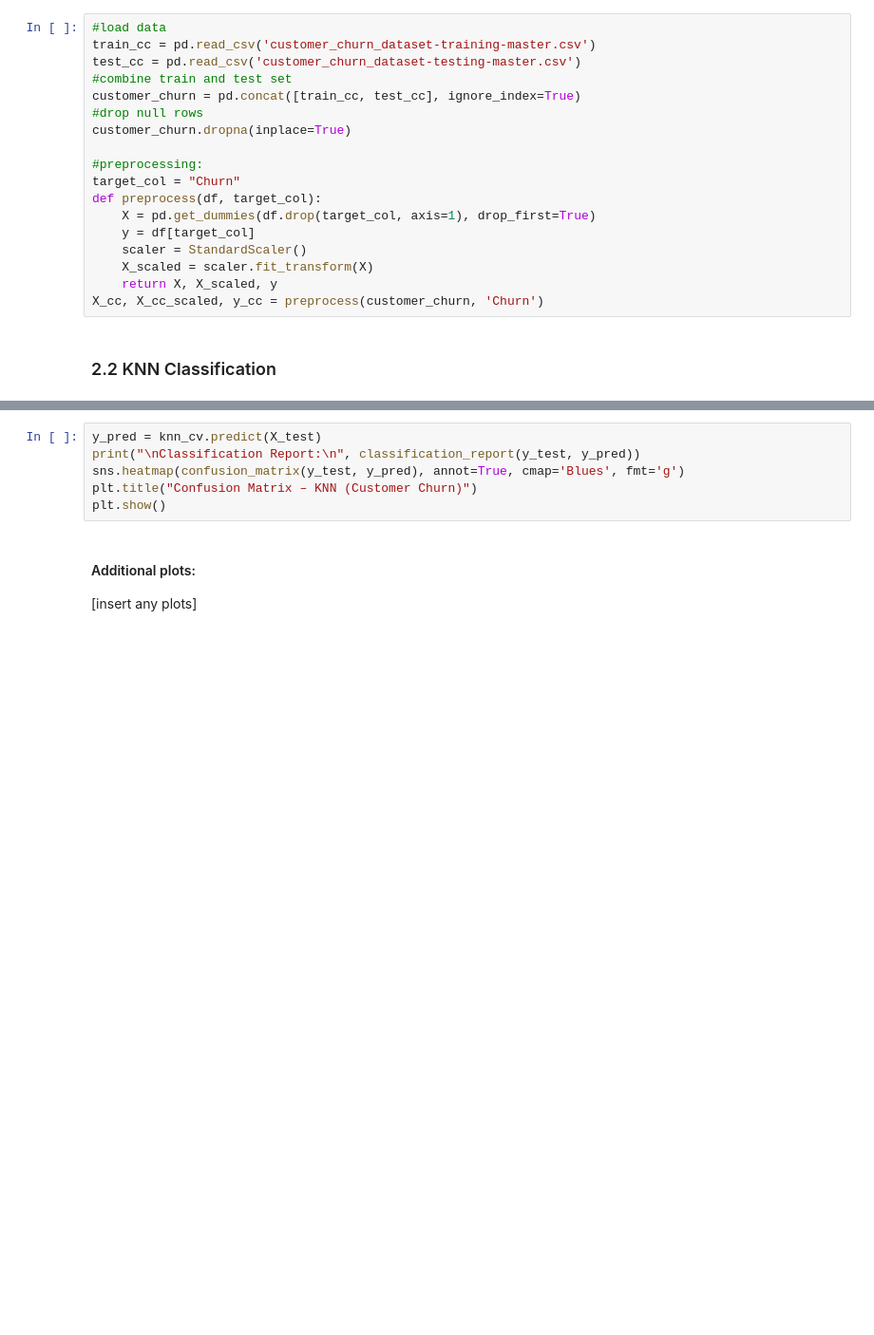
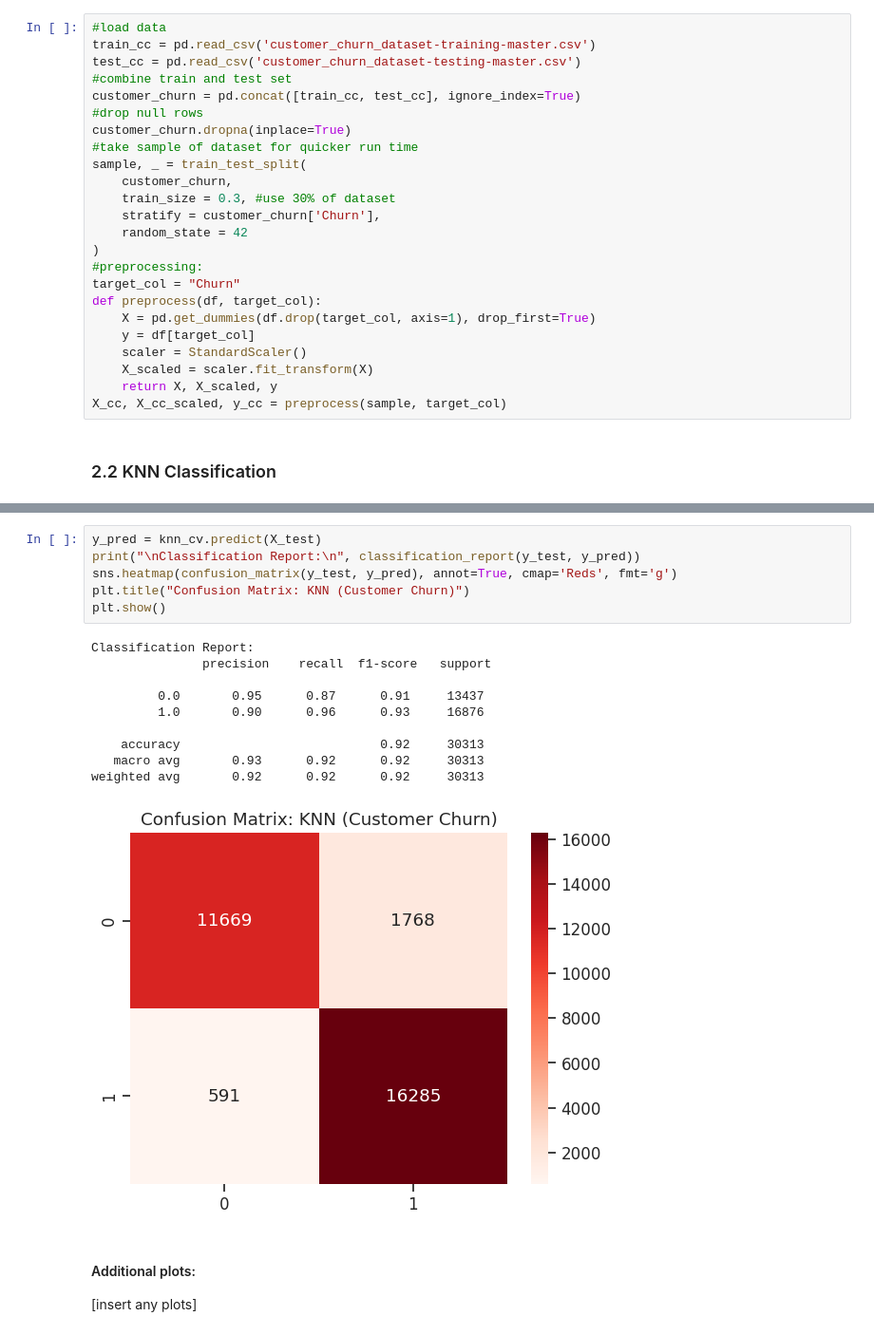
Before and after one commit to paumar2/Capstone-Customer-Churn-BU, a Jupyter notebook: week8_knn_notebook.ipynb, the cells around one changed output, grey strips where cells are left out. Shown: that part at 95% size. Cells and saved outputs as stored; diff of their text form; blank space fills up the shorter version.

```diff
--- a/week8_knn_notebook.ipynb
+++ b/week8_knn_notebook.ipynb
@@ -30,7 +28,13 @@ test_cc = pd.read_csv('customer_churn_dataset-testing-master.csv')
 customer_churn = pd.concat([train_cc, test_cc], ignore_index=True)
 #drop null rows
 customer_churn.dropna(inplace=True)
-
+#take sample of dataset for quicker run time
+sample, _ = train_test_split(
+    customer_churn,
+    train_size = 0.3, #use 30% of dataset
+    stratify = customer_churn['Churn'],
+    random_state = 42
+)
 #preprocessing:
 target_col = "Churn"
 def preprocess(df, target_col):
@@ -39,7 +43,7 @@ def preprocess(df, target_col):
     scaler = StandardScaler()
     X_scaled = scaler.fit_transform(X)
     return X, X_scaled, y
-X_cc, X_cc_scaled, y_cc = preprocess(customer_churn, 'Churn')
+X_cc, X_cc_scaled, y_cc = preprocess(sample, target_col)
 # %% [markdown]
 ### 2.2 KNN Classification
 # %%
@@ -59,9 +63,20 @@ Decision Tree Classifier: {'Accuracy': 0.9350072247184339, 'Confusion Matrix': a
 # %%
 y_pred = knn_cv.predict(X_test)
 print("\nClassification Report:\n", classification_report(y_test, y_pred))
-sns.heatmap(confusion_matrix(y_test, y_pred), annot=True, cmap='Blues', fmt='g')
-plt.title("Confusion Matrix – KNN (Customer Churn)")
+sns.heatmap(confusion_matrix(y_test, y_pred), annot=True, cmap='Reds', fmt='g')
+plt.title("Confusion Matrix: KNN (Customer Churn)")
 plt.show()
+# %% [output]
+Classification Report:
+               precision    recall  f1-score   support
+
+         0.0       0.95      0.87      0.91     13437
+         1.0       0.90      0.96      0.93     16876
+
+    accuracy                           0.92     30313
+   macro avg       0.93      0.92      0.92     30313
+weighted avg       0.92      0.92      0.92     30313
+[figure, added]
 # %% [markdown]
 #### Additional plots:
 [insert any plots]
```
Also changed, not shown: parts of 8 cells of this notebook, 2 other files.
